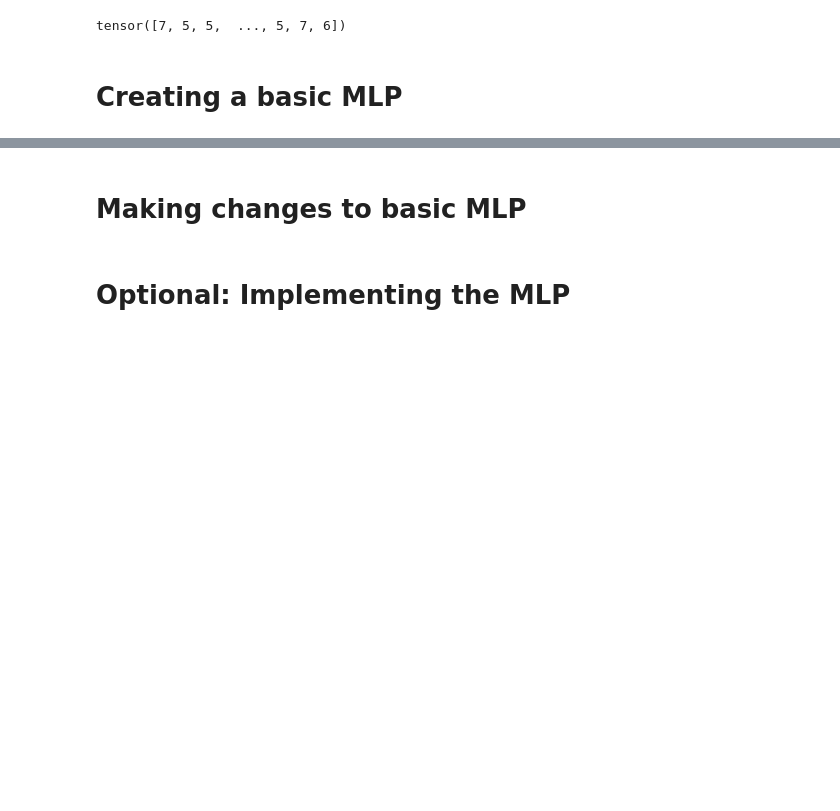
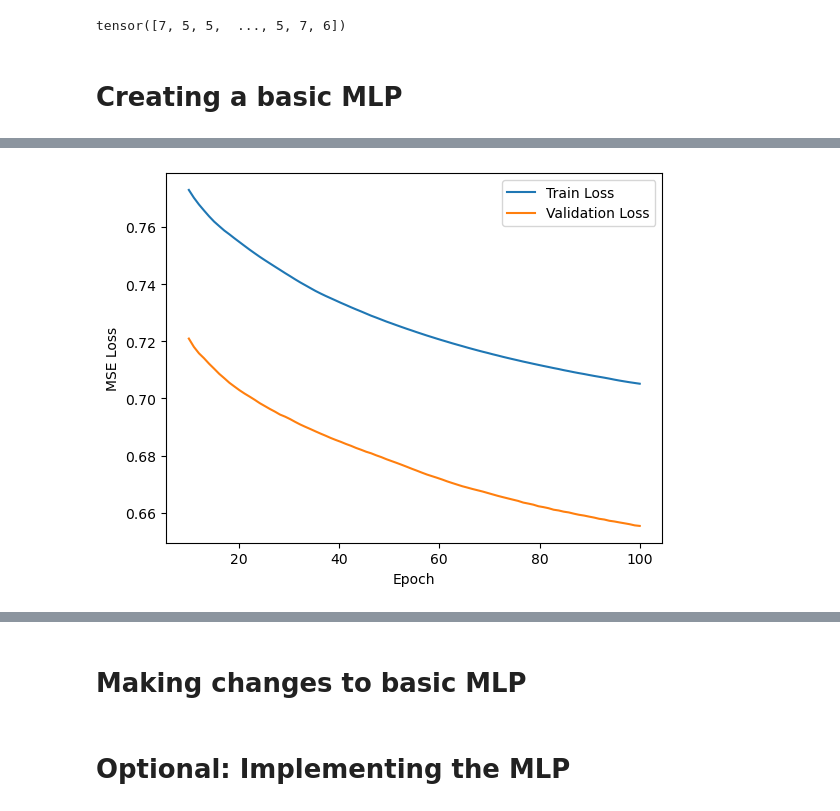
Before and after one commit to USFCA-CS663-Spring2024/mlp-multi-layer-perceptron-lawrenceslng, a Jupyter notebook: Assignment 4 - MLP.ipynb, the cells around one changed output, grey strips where cells are left out. Drawn from its saved outputs; the diff is of its cells as text; code cells hidden in the pictures; blank space fills up the shorter version.

```diff
--- a/Assignment 4 - MLP.ipynb
+++ b/Assignment 4 - MLP.ipynb
@@ -291,0 +280,4 @@ Valid loss: [0.59804767370224, 0.5980480909347534, 0.5980457663536072, 0.5980448
+# %%
+plot_loss_curves(np.linspace(10, epochs, epochs-10), train_loss[10:], valid_loss[10:])
+# %% [output]
+[figure, added]
```
Also changed, not shown: parts of 15 cells of this notebook.
